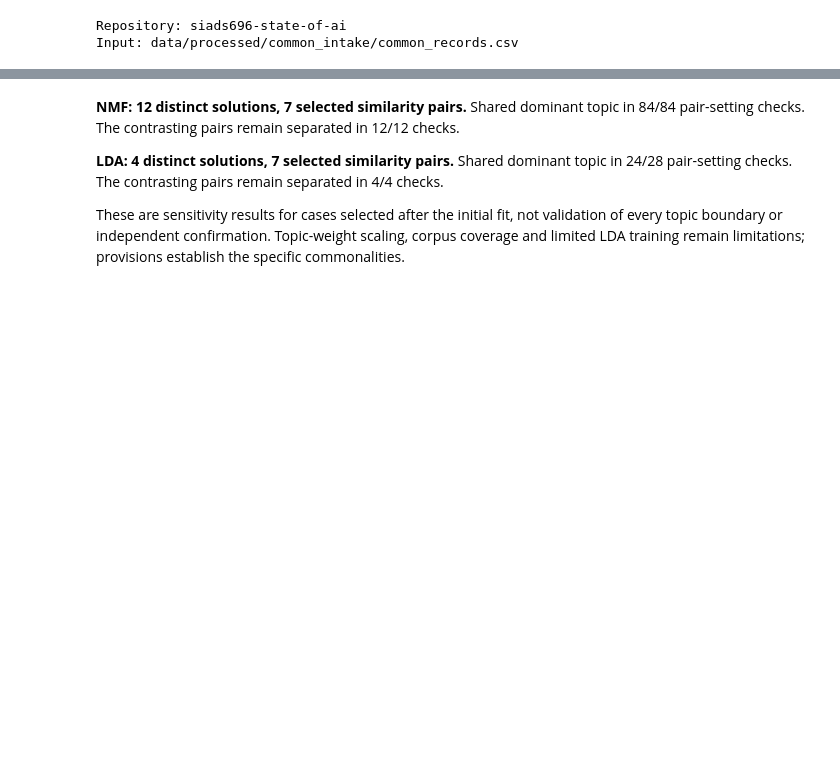
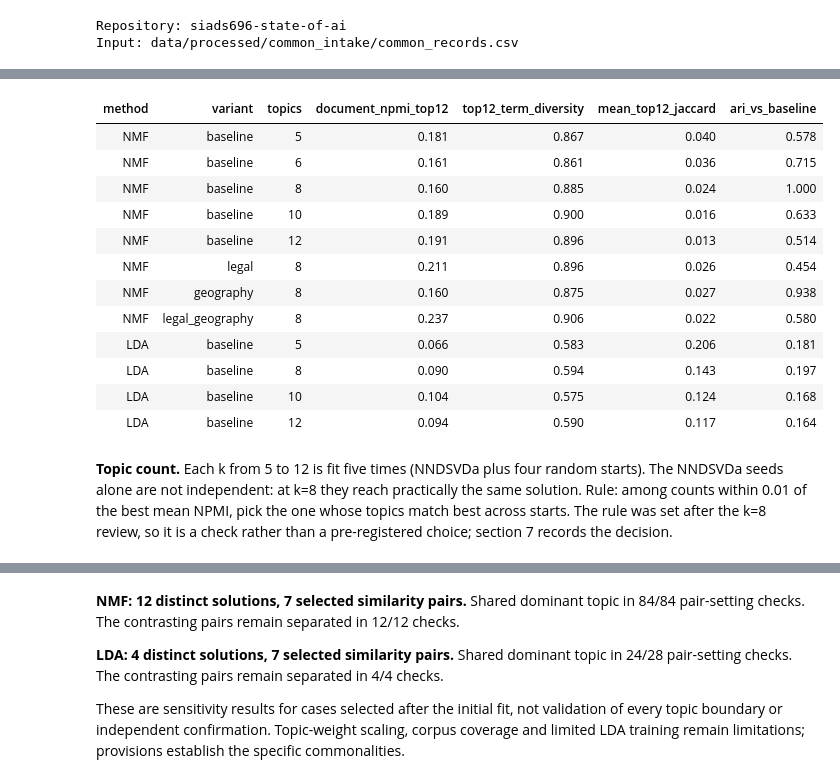
Before and after one commit to dhMontes/siads696-state-of-ai, a Jupyter notebook: notebooks/03_topic_analysis.ipynb, the cells around one changed output, grey strips where cells are left out. Cells and saved outputs as stored; diff of their text form; code cells hidden in the pictures; blank space fills up the shorter version.

```diff
--- a/notebooks/03_topic_analysis.ipynb
+++ b/notebooks/03_topic_analysis.ipynb
@@ -641,0 +265,23 @@ True means shared dominant topic; False is the desired result for the final same
+# %%
+primary = comparison.loc[comparison.seed.eq(42) & comparison.initialization.isin(["nndsvda", "batch"])]
+show(primary[["method", "variant", "topics", "document_npmi_top12", "top12_term_diversity",
+              "mean_top12_jaccard", "ari_vs_baseline"]].round(3))
+warned = comparison.loc[comparison.convergence_warnings.ne(""), ["run_id", "convergence_warnings"]]
+if len(warned):
+    show(warned)
+# %% [output]
+| method | variant | topics | document_npmi_top12 | top12_term_diversity | mean_top12_jaccard | ari_vs_baseline |
+| NMF | baseline | 5 | 0.181 | 0.867 | 0.040 | 0.578 |
+| NMF | baseline | 6 | 0.161 | 0.861 | 0.036 | 0.715 |
+| NMF | baseline | 8 | 0.160 | 0.885 | 0.024 | 1.000 |
+| NMF | baseline | 10 | 0.189 | 0.900 | 0.016 | 0.633 |
+| NMF | baseline | 12 | 0.191 | 0.896 | 0.013 | 0.514 |
+| NMF | legal | 8 | 0.211 | 0.896 | 0.026 | 0.454 |
+| NMF | geography | 8 | 0.160 | 0.875 | 0.027 | 0.938 |
+| NMF | legal_geography | 8 | 0.237 | 0.906 | 0.022 | 0.580 |
+| LDA | baseline | 5 | 0.066 | 0.583 | 0.206 | 0.181 |
+| LDA | baseline | 8 | 0.090 | 0.594 | 0.143 | 0.197 |
+| LDA | baseline | 10 | 0.104 | 0.575 | 0.124 | 0.168 |
+| LDA | baseline | 12 | 0.094 | 0.590 | 0.117 | 0.164 |
+# %% [markdown]
+**Topic count.** Each k from 5 to 12 is fit five times (NNDSVDa plus four random starts). The NNDSVDa seeds alone are not independent: at k=8 they reach practically the same solution. Rule: among counts within 0.01 of the best mean NPMI, pick the one whose topics match best across starts. The rule was set after the k=8 review, so it is a check rather than a pre-registered choice; section 7 records the decision.
```
Also changed, not shown: parts of 61 cells of this notebook, 1 other file.
